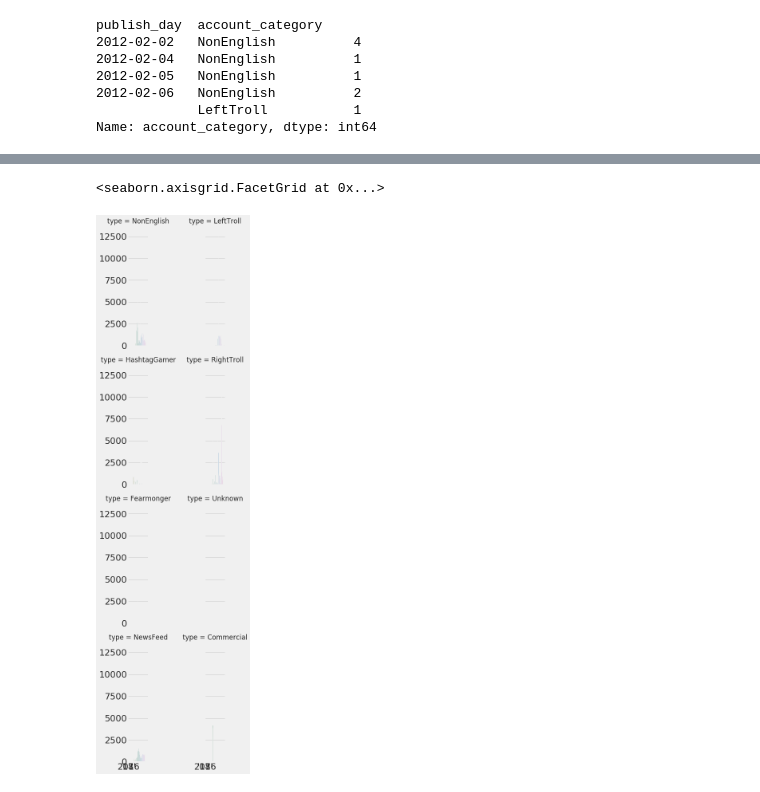
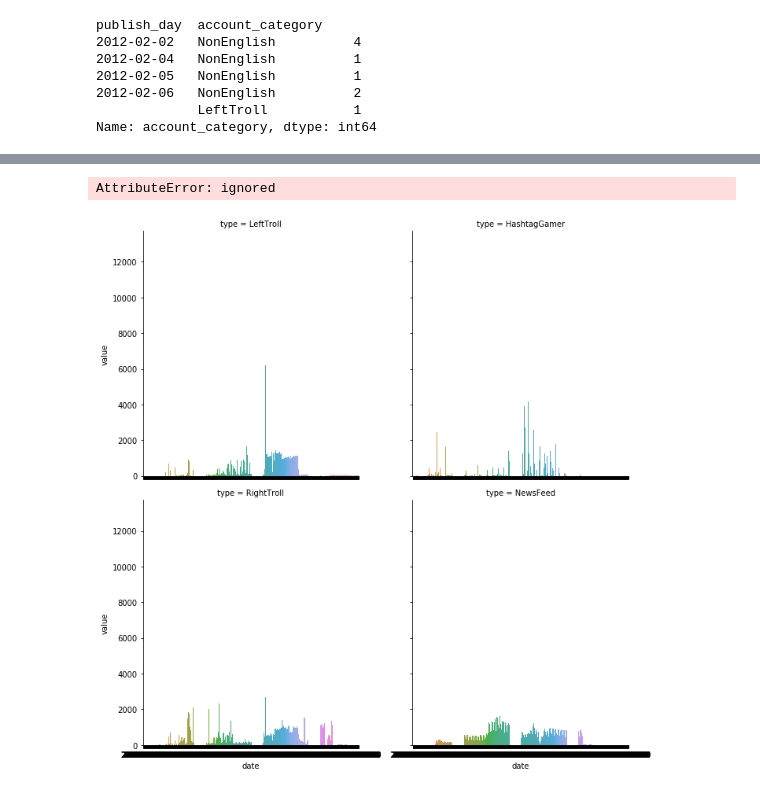
Before and after one commit to adamlutzz/DS-Unit-1-Sprint-2-Data-Wrangling-and-Storytelling, a Jupyter notebook: module3-make-explanatory-visualizations/LS_DS_123_Make_Explanatory_Visualizations.ipynb, the cells around one changed output, grey strips where cells are left out. Drawn from its saved outputs; the diff is of its cells as text; code cells hidden in the pictures.

```diff
--- a/module3-make-explanatory-visualizations/LS_DS_123_Make_Explanatory_Visualizations.ipynb
+++ b/module3-make-explanatory-visualizations/LS_DS_123_Make_Explanatory_Visualizations.ipynb
@@ -809,0 +900,4 @@ new_df.head()
+# %%
+new_df_test = new_df.loc[new_df['type'].isin(view_type)]
+print(new_df_test.shape)
+new_df_test.head()
@@ -809,0 +912,3 @@ new_df.head()
+# %%
+new_df_test['year'] = new_df_test['date'].dt.year
+new_df_test.head()
@@ -817,7 +922,7 @@ AttributeError: ignored
 # %%
 import seaborn as sns
 
-sns.set_style('fivethirtyeight')
-sns.set_context("poster")
-sns.stripplot(x="date", y="value", data=new_df)
-sns.plotting_context()
+# # sns.set_style('fivethirtyeight')
+# sns.set_context("poster")
+# sns.stripplot(x="date", y="value", data=new_df)
+# sns.plotting_context()
@@ -849,12 +931,16 @@ ax = sns.barplot(x='date', y='value', data=new_df)
 # %%
-plt.style.use('fivethirtyeight')
+# plt.style.use('fivethirtyeight')
 
-g = sns.catplot(x="date", y="value", col="type",
-                data=new_df, saturation=.5, col_wrap=2,
-                kind="bar", ci=None, aspect=.6)
-(g.set_axis_labels("", "")
- .set_xticklabels(["2016", "'17'", "'18'"])
- .despine(left=True))
+# g = sns.catplot(x="date", y="value", col="type",
+#                 data=new_df, saturation=.5, col_wrap=2,
+#                 kind="bar", ci=None, aspect=.6)
+# (g.set_axis_labels("", "")
+#  .set_xticklabels(["2016", "'17'", "'18'"])
+#  .despine(left=True))
-# %% [output]
-<seaborn.axisgrid.FacetGrid at 0x...>
-[figure, removed]
+# %%
+g = sns.catplot(x='date', y='value', col='type', col_wrap=2, kind='bar', data=new_df_test)
+
+g.ax.xaxos.set_minor_locator(plt.NullLocator())
+# %% [output]
+AttributeError: ignored
+[figure, added]
```
Also changed, not shown: parts of 25 cells of this notebook.
